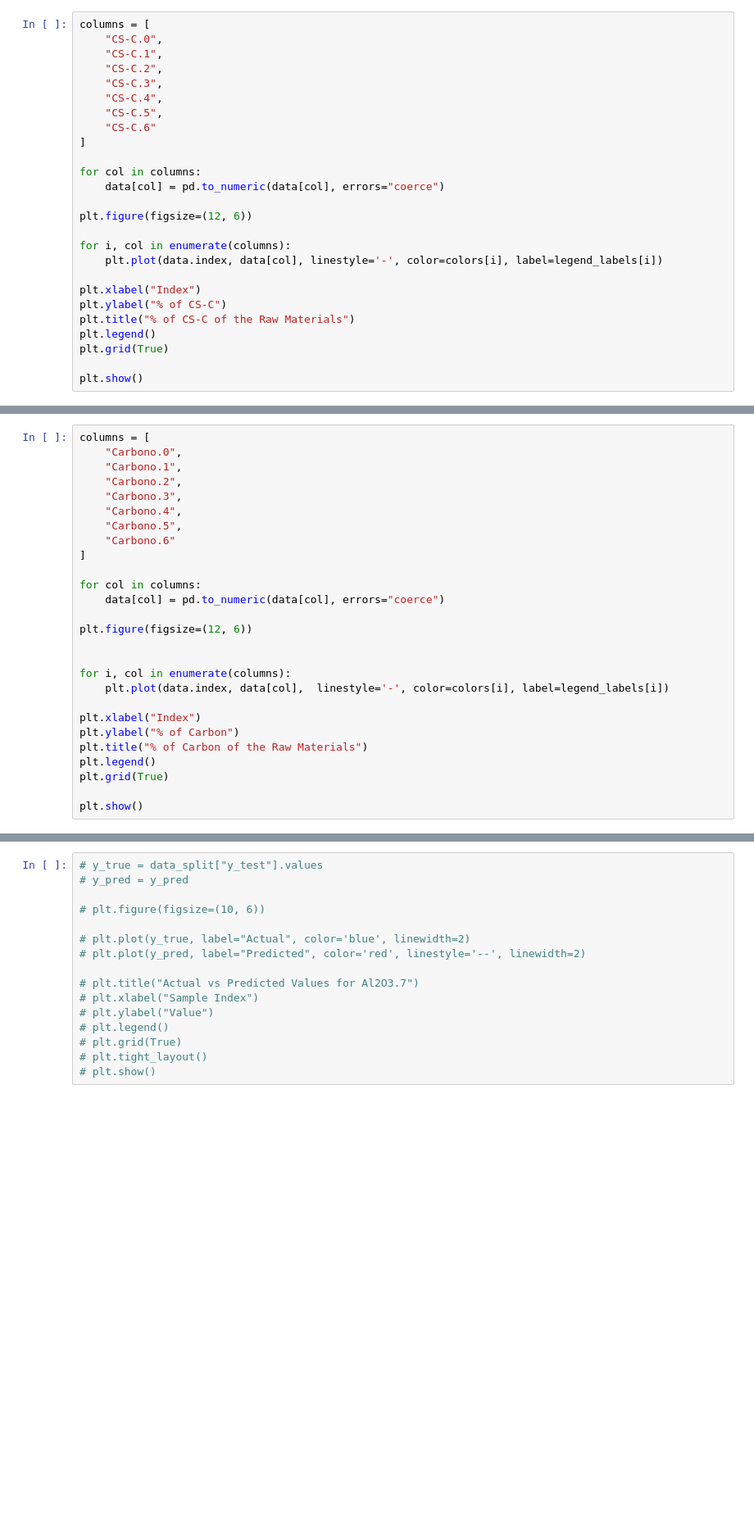
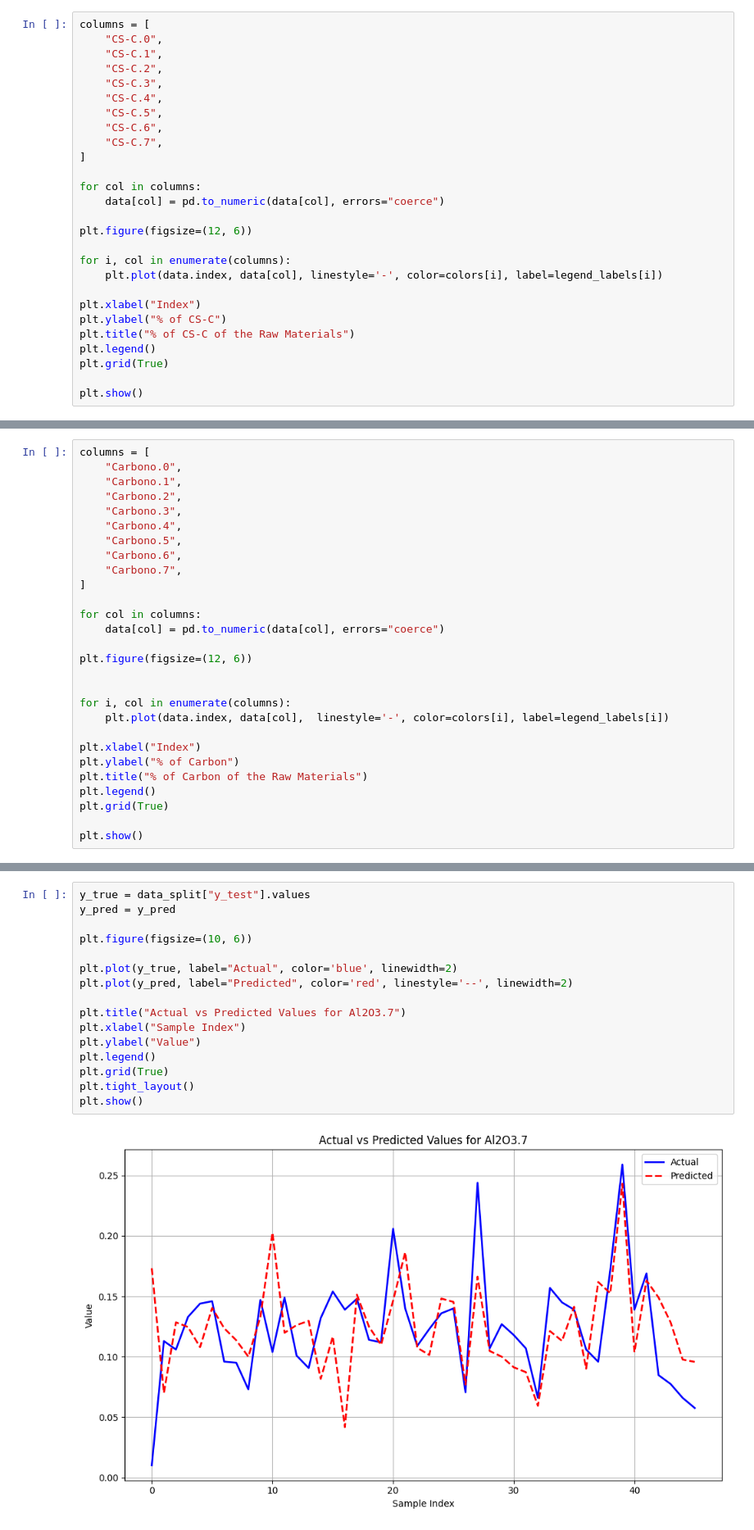
Before and after one commit to pedro-ddomingues/PEC, a Jupyter notebook: Data_Stuff.ipynb, the cells around one changed output, grey strips where cells are left out. Shown at 82% size. Saved outputs shown, nothing was run; the diff lists cells and outputs as text; blank space fills up the shorter version.

```diff
--- a/Data_Stuff.ipynb
+++ b/Data_Stuff.ipynb
@@ -463,7 +464,8 @@ columns = [
     "CS-C.3",
     "CS-C.4",
     "CS-C.5",
-    "CS-C.6"
+    "CS-C.6",
+    "CS-C.7",
 ]
 
 for col in columns:
@@ -716,7 +718,8 @@ columns = [
     "Carbono.3",
     "Carbono.4",
     "Carbono.5",
-    "Carbono.6"
+    "Carbono.6",
+    "Carbono.7",
 ]
 
 for col in columns:
@@ -1311,20 +1314,22 @@ for target, data_split in splits.items():
 #     plt.grid(True)
 #     plt.show()
 # %%
-# y_true = data_split["y_test"].values
-# y_pred = y_pred
+y_true = data_split["y_test"].values
+y_pred = y_pred
 
-# plt.figure(figsize=(10, 6))
+plt.figure(figsize=(10, 6))
 
-# plt.plot(y_true, label="Actual", color='blue', linewidth=2)
-# plt.plot(y_pred, label="Predicted", color='red', linestyle='--', linewidth=2)
+plt.plot(y_true, label="Actual", color='blue', linewidth=2)
+plt.plot(y_pred, label="Predicted", color='red', linestyle='--', linewidth=2)
 
-# plt.title("Actual vs Predicted Values for Al2O3.7")
-# plt.xlabel("Sample Index")
-# plt.ylabel("Value")
-# plt.legend()
-# plt.grid(True)
-# plt.tight_layout()
-# plt.show()
+plt.title("Actual vs Predicted Values for Al2O3.7")
+plt.xlabel("Sample Index")
+plt.ylabel("Value")
+plt.legend()
+plt.grid(True)
+plt.tight_layout()
+plt.show()
+# %% [output]
+[figure, added]
 # %%
 
```
Also changed, not shown: parts of 4 cells of this notebook, 4 other files.
